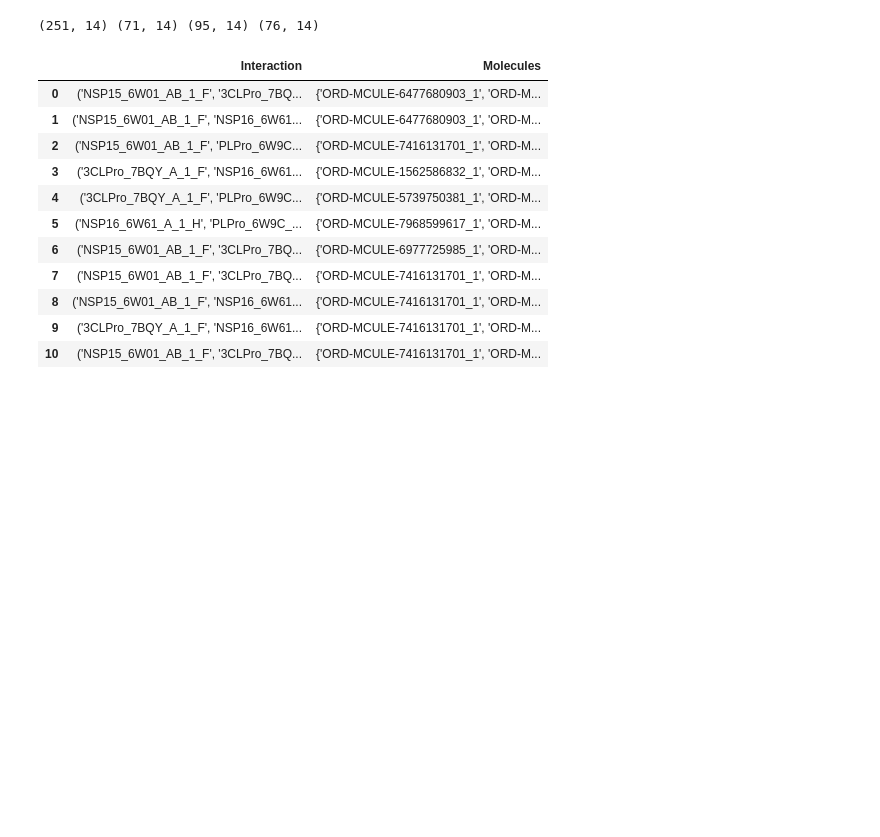
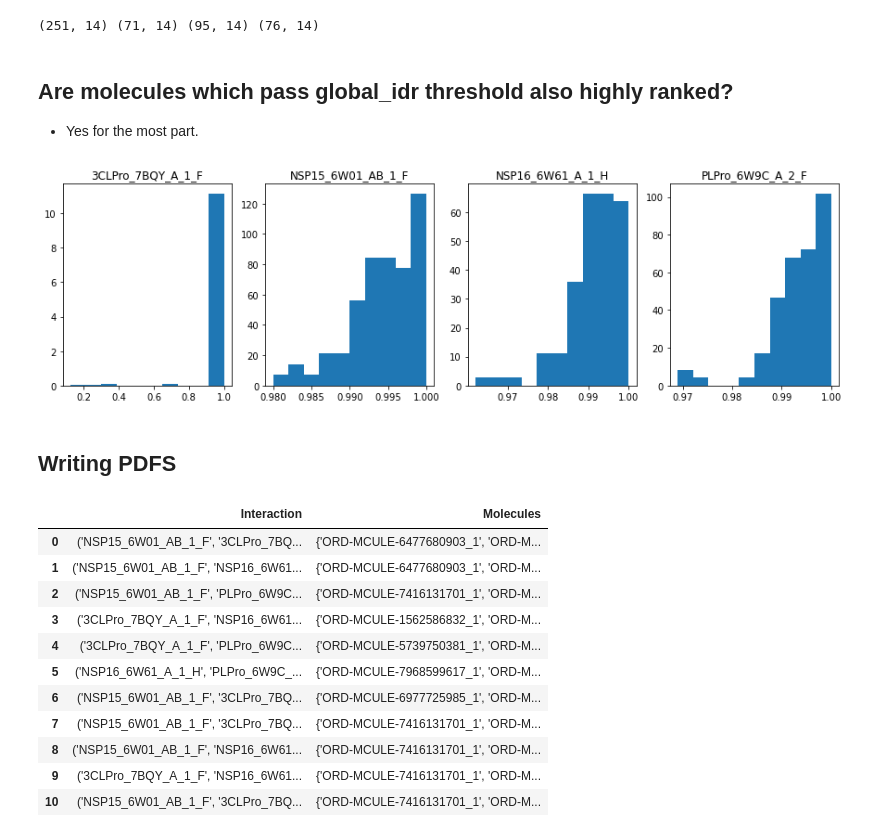
Before and after one commit to njchoma/DGAPN, a Jupyter notebook: IDR/IDR_Visualizations.ipynb, the cells around one changed output. Drawn from its saved outputs; the diff is of its cells as text; code cells hidden in the pictures; blank space fills up the shorter version.

```diff
--- a/IDR/IDR_Visualizations.ipynb
+++ b/IDR/IDR_Visualizations.ipynb
@@ -66,6 +71,23 @@ print(smiles_3CLPro_7BQY_A_1_F.shape, smiles_NSP15_6W01_AB_1_F.shape, smiles_NSP
       smiles_PLPro_6W9C_A_2_F.shape)
 # %% [output]
 (251, 14) (71, 14) (95, 14) (76, 14)
+# %% [markdown]
+## Are molecules which pass global_idr threshold also highly ranked?
+- Yes for the most part.
+# %%
+fig, axs = plt.subplots(1, 4, figsize=(15, 4))
+axs[0].hist(smiles_3CLPro_7BQY_A_1_F.max_percentile, density = True)
+axs[0].set_title("3CLPro_7BQY_A_1_F")
+axs[1].hist(smiles_NSP15_6W01_AB_1_F.max_percentile, density = True)
+axs[1].set_title("NSP15_6W01_AB_1_F")
+axs[2].hist(smiles_NSP16_6W61_A_1_H.max_percentile, density = True)
+axs[2].set_title("NSP16_6W61_A_1_H")
+axs[3].hist(smiles_PLPro_6W9C_A_2_F.max_percentile, density = True)
+axs[3].set_title("PLPro_6W9C_A_2_F");
+# %% [output]
+[figure, added]
+# %% [markdown]
+## Writing PDFS
 # %%
 mols_3CLPro_7BQY_A_1_F = [Chem.MolFromSmiles(i) for i in smiles_3CLPro_7BQY_A_1_F['SMILE']]
 mols_NSP15_6W01_AB_1_F = [Chem.MolFromSmiles(i) for i in smiles_NSP15_6W01_AB_1_F['SMILE']]
```
Also changed, not shown: parts of 9 cells of this notebook, 11 other files.
